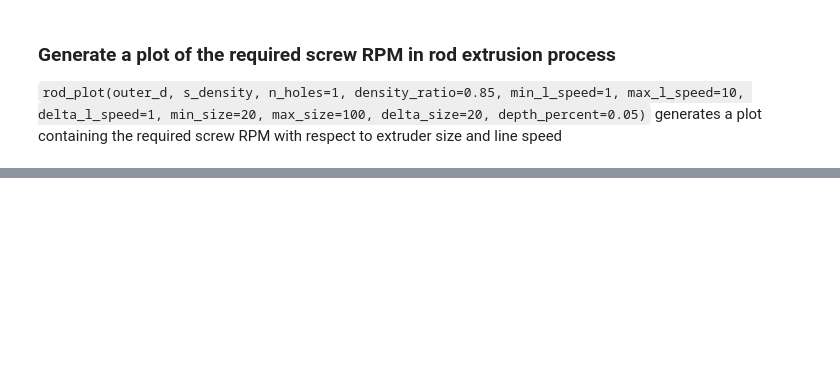
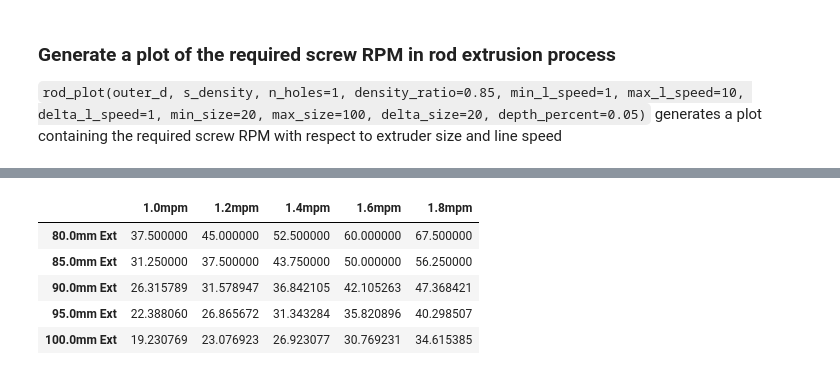
Before and after one commit to johnwslee/extrucal, a Jupyter notebook: docs/example.ipynb, the cells around one changed output, grey strips where cells are left out. Saved outputs shown, nothing was run; the diff lists cells and outputs as text; code cells hidden in the pictures; blank space fills up the shorter version.

```diff
--- a/docs/example.ipynb
+++ b/docs/example.ipynb
@@ -142,0 +157,9 @@ rod_plot(10, 1000, min_size=100, max_size=140, delta_size=10)
+# %%
+sheet_table(1000, 1, 1000, max_l_speed=1.8, delta_l_speed=0.2, min_size=80, delta_size=5)
+# %% [output]
+|  | 1.0mpm | 1.2mpm | 1.4mpm | 1.6mpm | 1.8mpm |
+| 80.0mm Ext | 37.500000 | 45.000000 | 52.500000 | 60.000000 | 67.500000 |
+| 85.0mm Ext | 31.250000 | 37.500000 | 43.750000 | 50.000000 | 56.250000 |
+| 90.0mm Ext | 26.315789 | 31.578947 | 36.842105 | 42.105263 | 47.368421 |
+| 95.0mm Ext | 22.388060 | 26.865672 | 31.343284 | 35.820896 | 40.298507 |
+| 100.0mm Ext | 19.230769 | 23.076923 | 26.923077 | 30.769231 | 34.615385 |
```
Also changed, not shown: parts of 15 cells of this notebook, 4 other files.
